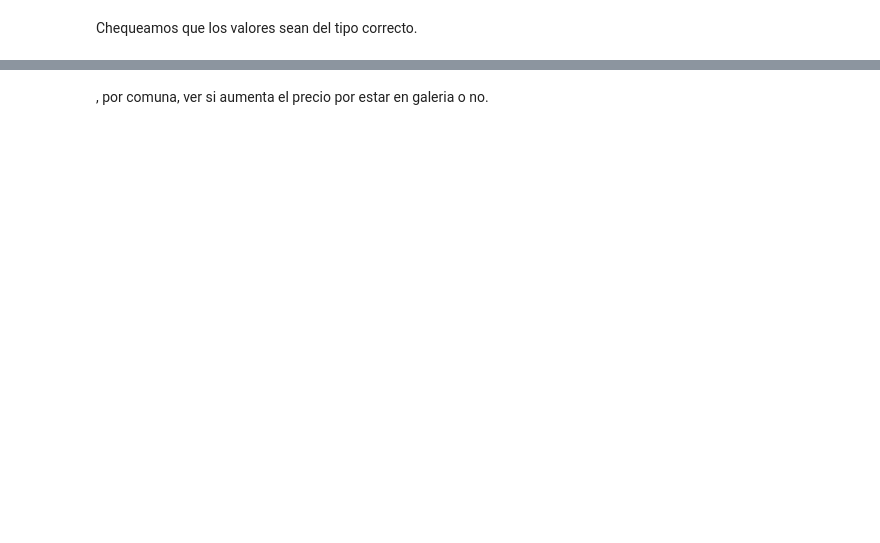
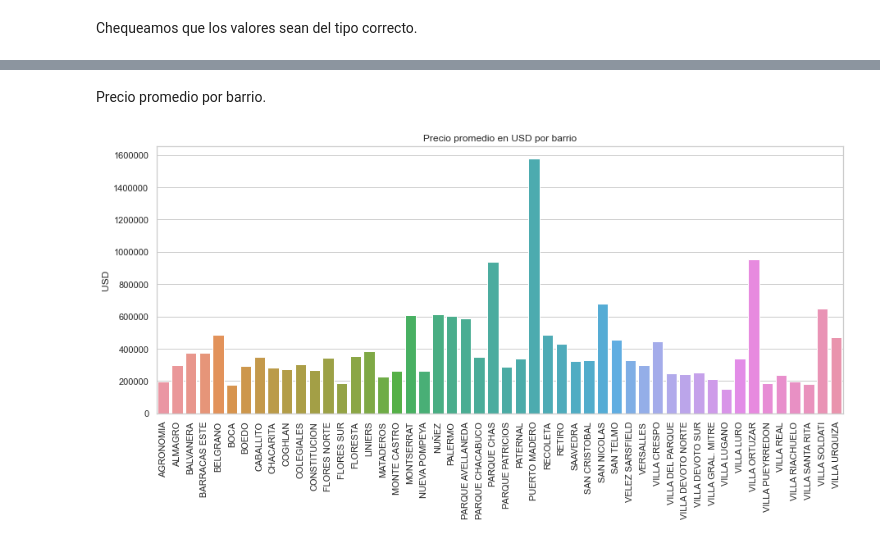
Before and after one commit to stevennm/data_science_utn_clusterai2021_Martins, a Jupyter notebook: clusterai_Steven_Martins_eda.ipynb, the cells around one changed output, grey strips where cells are left out. Cells and saved outputs as stored; diff of their text form; code cells hidden in the pictures; blank space fills up the shorter version.

```diff
--- a/clusterai_Steven_Martins_eda.ipynb
+++ b/clusterai_Steven_Martins_eda.ipynb
@@ -88,2 +150,18 @@ plt.show()
 # %% [markdown]
-, por comuna, ver si aumenta el precio por estar en galeria o no.
+Precio promedio por barrio.
+# %%
+graf = df.groupby('barrios', as_index=False)['preciousd'].mean()
+
+plt.figure(figsize=(15,6))
+sns.set_theme(style="whitegrid")
+ax = sns.barplot(x=graf.barrios, y=graf.preciousd, data=graf)
+
+plt.title("Precio promedio en USD por barrio")
+plt.ylabel("USD")
+plt.xlabel("")
+
+plt.ticklabel_format(style='plain', axis='y')
+plt.xticks(rotation=90)
+plt.show()
+# %% [output]
+[figure, added]
```
Also changed, not shown: parts of 13 cells of this notebook.
